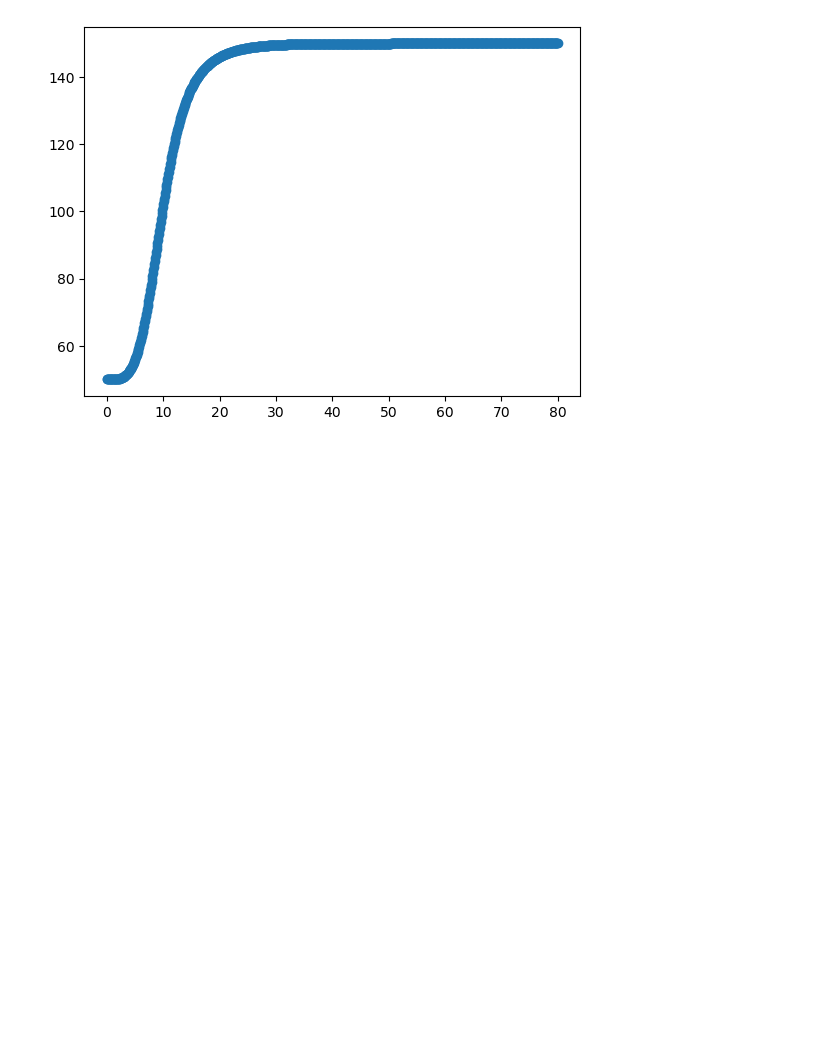
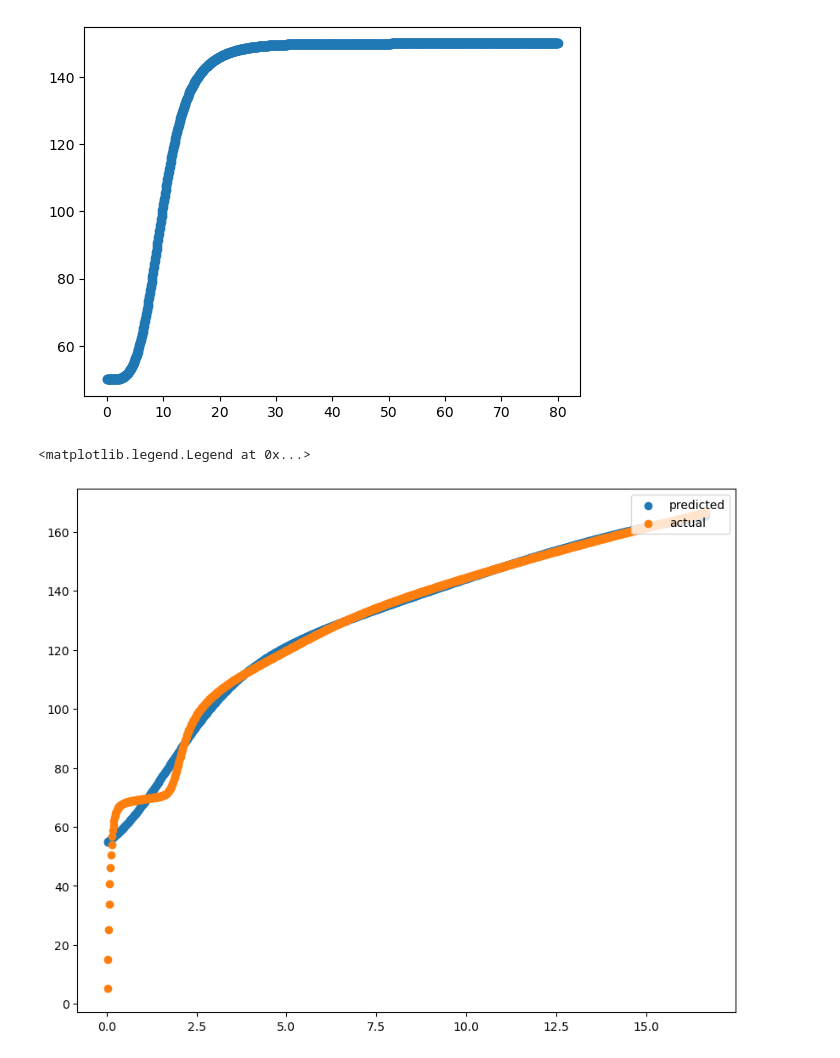
Before and after one commit to yiwei1029/params_optimize, a Jupyter notebook: main.ipynb, the cells around one changed output. Saved outputs shown, nothing was run; the diff lists cells and outputs as text; code cells hidden in the pictures; blank space fills up the shorter version.

Commit message:
debug and add plot

```diff
--- a/main.ipynb
+++ b/main.ipynb
@@ -52,3 +37,22 @@ plt.scatter(x_arr, y_arr)
 # %% [output]
 <matplotlib.collections.PathCollection at 0x...>
 [figure]
+# %%
+import numpy as np
+import matplotlib.pyplot as plt
+from test import *
+
+args = [2.08151934e-01, 2.29678394e-01, 7.00836195e+01, 2.73461755e+01,
+        -2.62833797e+00, 4.81619735e-02, 1.84193051e-01, 5.60098858e+01,
+        1.92663979e+01, -9.07336212e+00]
+arr = np.loadtxt('data.csv', delimiter=',')[:1000]
+x_arr = arr[:, 0]
+y = arr[:, 1]
+y_pred = np.array(overlay_funcs(x_arr)(args)).sum(0)
+plt.figure(figsize=(10,8))
+plt.scatter(x_arr,y_pred,label='predicted')
+plt.scatter(x_arr,y,label='actual')
+plt.legend(loc='upper right')
+# %% [output]
+<matplotlib.legend.Legend at 0x...>
+[figure, added]
```
Also changed, not shown: parts of 6 cells of this notebook, 1 other file.
